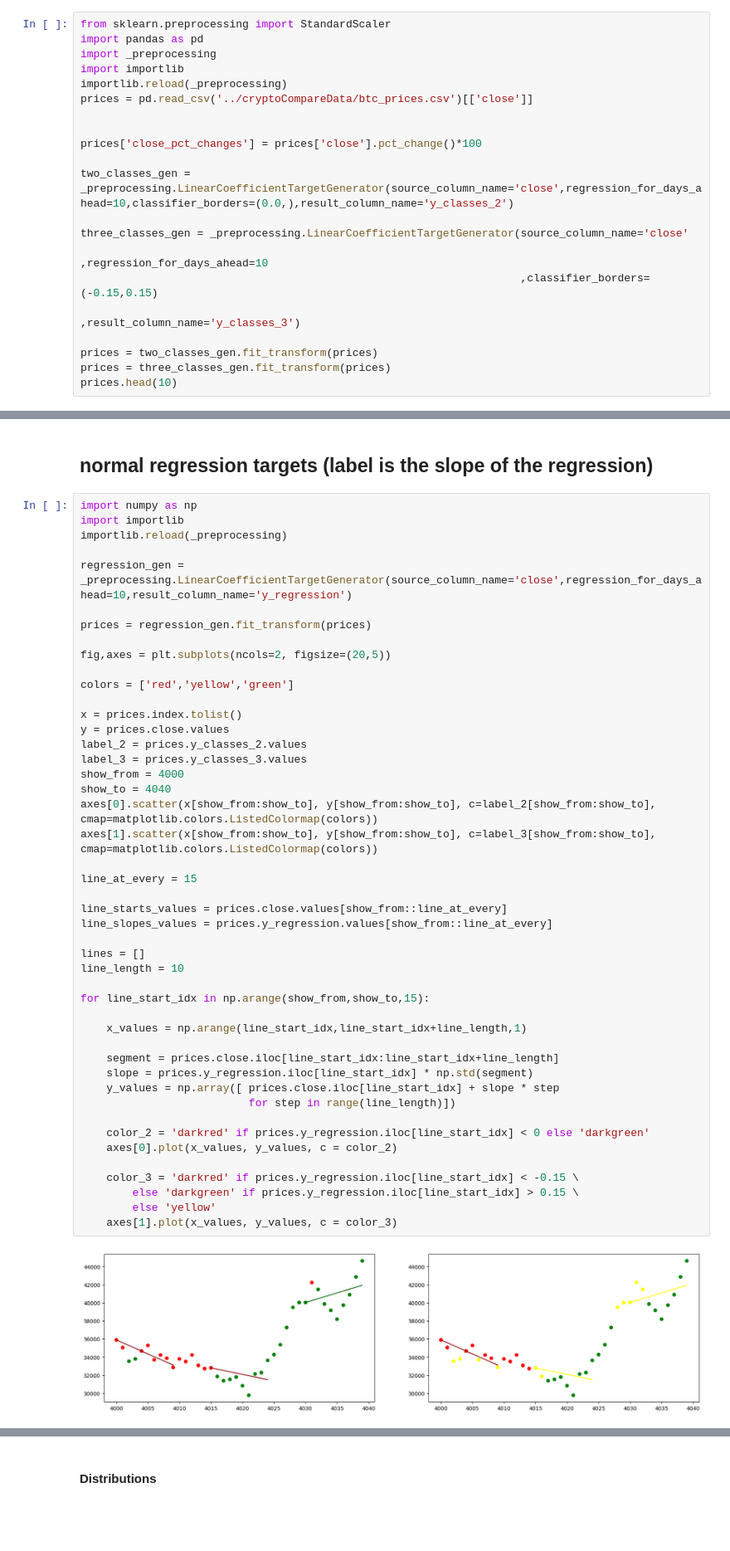
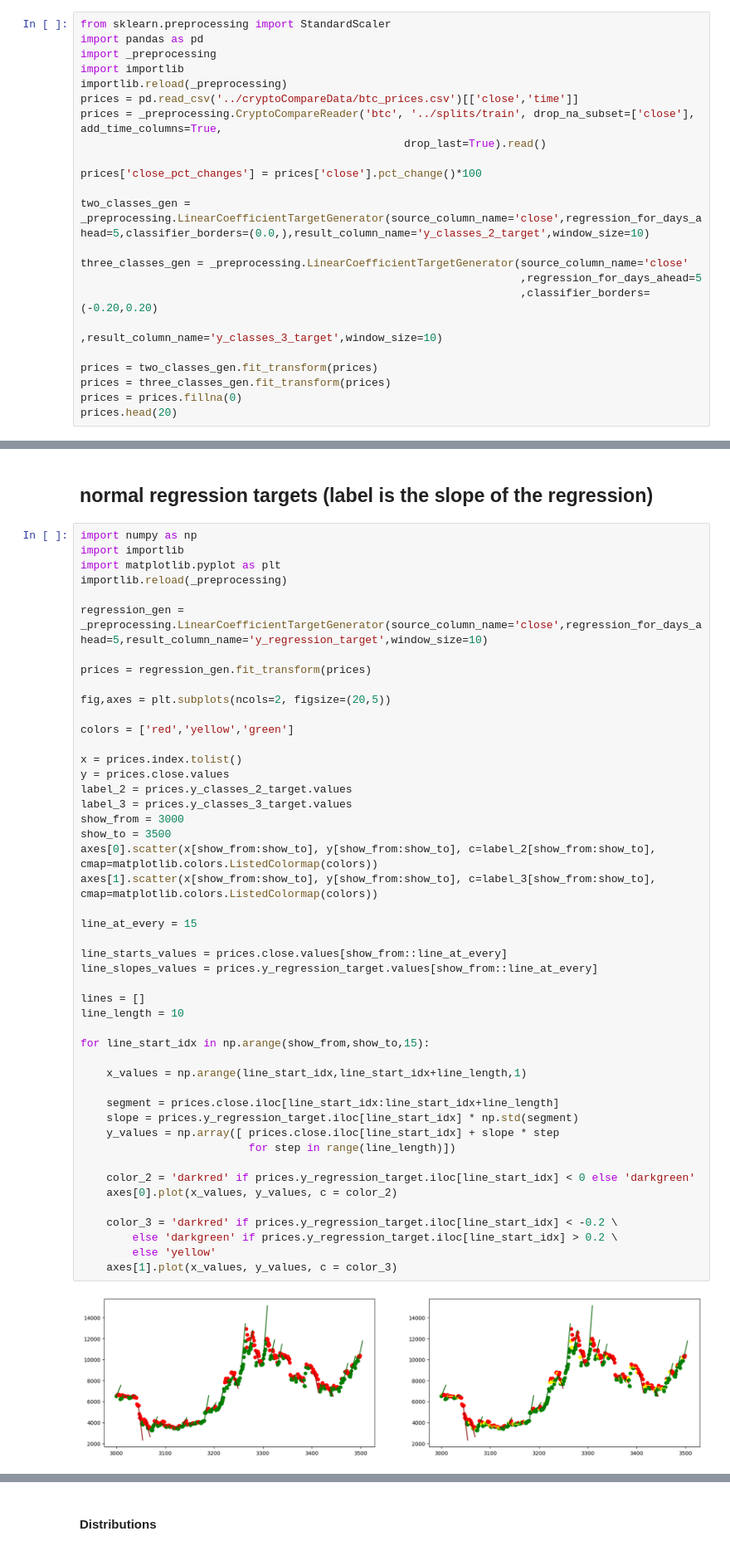
Before and after one commit to Marci0707/CryptoPredictions, a Jupyter notebook: useful_notebooks/regression_target.ipynb, the cells around one changed output, grey strips where cells are left out. Shown at 83% size. Cells and saved outputs as stored; diff of their text form; blank space fills up the shorter version.

```diff
--- a/useful_notebooks/regression_target.ipynb
+++ b/useful_notebooks/regression_target.ipynb
@@ -4,19 +4,21 @@ import pandas as pd
 import _preprocessing
 import importlib
 importlib.reload(_preprocessing)
-prices = pd.read_csv('../cryptoCompareData/btc_prices.csv')[['close']]
-
+prices = pd.read_csv('../cryptoCompareData/btc_prices.csv')[['close','time']]
+prices = _preprocessing.CryptoCompareReader('btc', '../splits/train', drop_na_subset=['close'], add_time_columns=True,
+                                                  drop_last=True).read()
 
 prices['close_pct_changes'] = prices['close'].pct_change()*100
 
-two_classes_gen = _preprocessing.LinearCoefficientTargetGenerator(source_column_name='close',regression_for_days_ahead=10,classifier_borders=(0.0,),result_column_name='y_classes_2')
+two_classes_gen = _preprocessing.LinearCoefficientTargetGenerator(source_column_name='close',regression_for_days_ahead=5,classifier_borders=(0.0,),result_column_name='y_classes_2_target',window_size=10)
 
 three_classes_gen = _preprocessing.LinearCoefficientTargetGenerator(source_column_name='close'
-                                                                    ,regression_for_days_ahead=10
-                                                                    ,classifier_borders=(-0.15,0.15)
-                                                                    ,result_column_name='y_classes_3')
+                                                                    ,regression_for_days_ahead=5
+                                                                    ,classifier_borders=(-0.20,0.20)
+                                                                    ,result_column_name='y_classes_3_target',window_size=10)
 
 prices = two_classes_gen.fit_transform(prices)
 prices = three_classes_gen.fit_transform(prices)
-prices.head(10)
+prices = prices.fillna(0)
+prices.head(20)
 # %% [output]
@@ -61,48 +70,49 @@ axes[1][1].scatter(x, y, c=label_3, cmap=matplotlib.colors.ListedColormap(colors
 # %%
 import numpy as np
 import importlib
+import matplotlib.pyplot as plt
 importlib.reload(_preprocessing)
 
-regression_gen = _preprocessing.LinearCoefficientTargetGenerator(source_column_name='close',regression_for_days_ahead=10,result_column_name='y_regression')
+regression_gen = _preprocessing.LinearCoefficientTargetGenerator(source_column_name='close',regression_for_days_ahead=5,result_column_name='y_regression_target',window_size=10)
 
 prices = regression_gen.fit_transform(prices)
 
 fig,axes = plt.subplots(ncols=2, figsize=(20,5))
 
 colors = ['red','yellow','green']
 
 x = prices.index.tolist()
 y = prices.close.values
-label_2 = prices.y_classes_2.values
-label_3 = prices.y_classes_3.values
-show_from = 4000
-show_to = 4040
+label_2 = prices.y_classes_2_target.values
+label_3 = prices.y_classes_3_target.values
+show_from = 3000
+show_to = 3500
 axes[0].scatter(x[show_from:show_to], y[show_from:show_to], c=label_2[show_from:show_to], cmap=matplotlib.colors.ListedColormap(colors))
 axes[1].scatter(x[show_from:show_to], y[show_from:show_to], c=label_3[show_from:show_to], cmap=matplotlib.colors.ListedColormap(colors))
 
 line_at_every = 15
 
 line_starts_values = prices.close.values[show_from::line_at_every]
-line_slopes_values = prices.y_regression.values[show_from::line_at_every]
+line_slopes_values = prices.y_regression_target.values[show_from::line_at_every]
 
 lines = []
 line_length = 10
 
 for line_start_idx in np.arange(show_from,show_to,15):
 
     x_values = np.arange(line_start_idx,line_start_idx+line_length,1)
 
     segment = prices.close.iloc[line_start_idx:line_start_idx+line_length]
-    slope = prices.y_regression.iloc[line_start_idx] * np.std(segment)
+    slope = prices.y_regression_target.iloc[line_start_idx] * np.std(segment)
     y_values = np.array([ prices.close.iloc[line_start_idx] + slope * step
                           for step in range(line_length)])
 
-    color_2 = 'darkred' if prices.y_regression.iloc[line_start_idx] < 0 else 'darkgreen'
+    color_2 = 'darkred' if prices.y_regression_target.iloc[line_start_idx] < 0 else 'darkgreen'
     axes[0].plot(x_values, y_values, c = color_2)
 
-    color_3 = 'darkred' if prices.y_regression.iloc[line_start_idx] < -0.15 \
-        else 'darkgreen' if prices.y_regression.iloc[line_start_idx] > 0.15 \
+    color_3 = 'darkred' if prices.y_regression_target.iloc[line_start_idx] < -0.2 \
+        else 'darkgreen' if prices.y_regression_target.iloc[line_start_idx] > 0.2 \
         else 'yellow'
     axes[1].plot(x_values, y_values, c = color_3)
 # %% [output]
-[figure, old version]
+[figure, new version]
```
Also changed, not shown: parts of 7 cells of this notebook, 12 other files.
